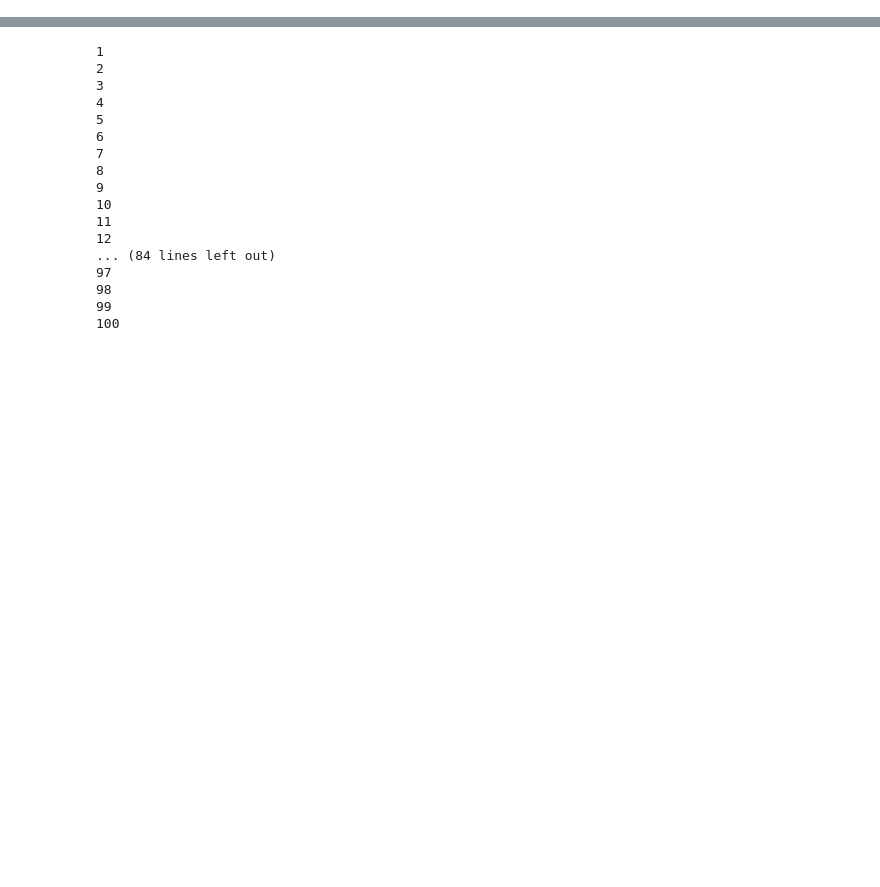
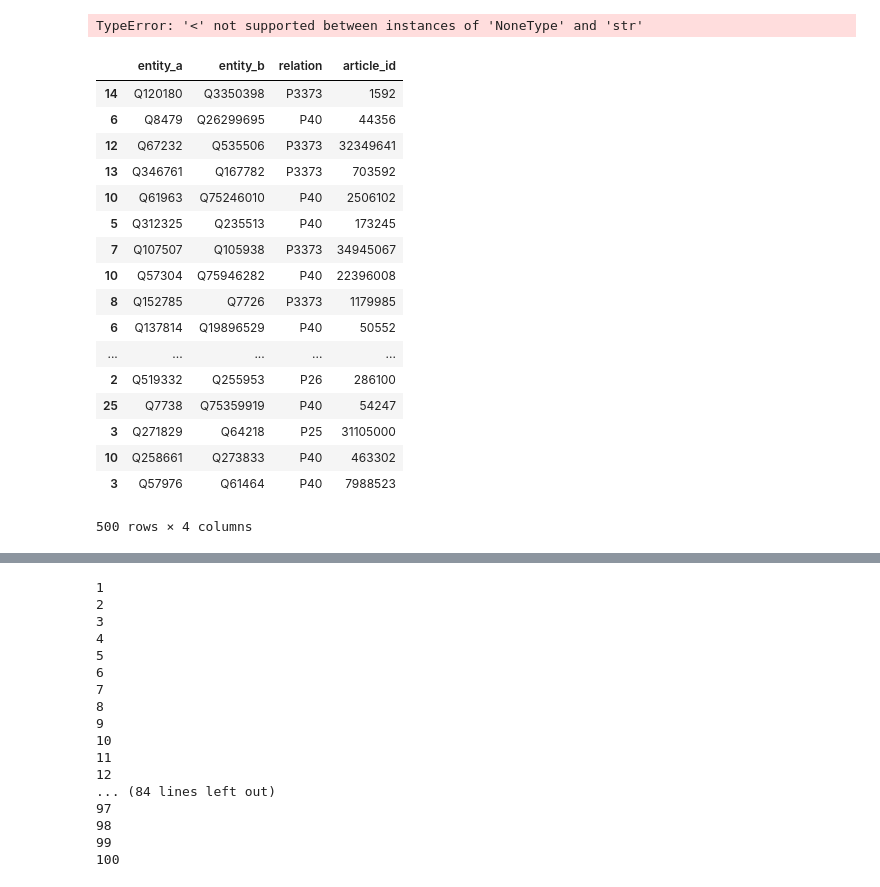
Before and after one commit to richagadgil/genealogy-extraction, a Jupyter notebook: notebooks/04-model-exploration.ipynb, the cells around one changed output, grey strips where cells are left out. Cells and saved outputs as stored; diff of their text form; code cells hidden in the pictures; blank space fills up the shorter version.

```diff
--- a/notebooks/04-model-exploration.ipynb
+++ b/notebooks/04-model-exploration.ipynb
@@ -8,3 +12,3 @@ from src.wiki_referencer.wiki_reference import WikiReferencer
 # %%
 # Randomly sample 100 relations
-entity_fts = EntityFeatureRelationModel(num_train=100)
+entity_fts = EntityFeatureRelationModel(num_train=900, num_test=100)
@@ -10,0 +44,25 @@ entity_fts = EntityFeatureRelationModel(num_train=100)
+# %%
+X_train, X_test, y_train, y_test = train_test_split(X, y, test_size=0.33, random_state=42, stratify=y)
+# %% [output]
+TypeError: '<' not supported between instances of 'NoneType' and 'str'
+# %%
+entity_fts.train_labels
+# %% [output]
+|  | entity_a | entity_b | relation | article_id |
+| 14 | Q120180 | Q3350398 | P3373 | 1592 |
+| 6 | Q8479 | Q26299695 | P40 | 44356 |
+| 12 | Q67232 | Q535506 | P3373 | 32349641 |
+| 13 | Q346761 | Q167782 | P3373 | 703592 |
+| 10 | Q61963 | Q75246010 | P40 | 2506102 |
+| 5 | Q312325 | Q235513 | P40 | 173245 |
+| 7 | Q107507 | Q105938 | P3373 | 34945067 |
+| 10 | Q57304 | Q75946282 | P40 | 22396008 |
+| 8 | Q152785 | Q7726 | P3373 | 1179985 |
+| 6 | Q137814 | Q19896529 | P40 | 50552 |
+| ... | ... | ... | ... | ... |
+| 2 | Q519332 | Q255953 | P26 | 286100 |
+| 25 | Q7738 | Q75359919 | P40 | 54247 |
+| 3 | Q271829 | Q64218 | P25 | 31105000 |
+| 10 | Q258661 | Q273833 | P40 | 463302 |
+| 3 | Q57976 | Q61464 | P40 | 7988523 |
+500 rows × 4 columns
```
Also changed, not shown: parts of 43 cells of this notebook, 4 other files.
